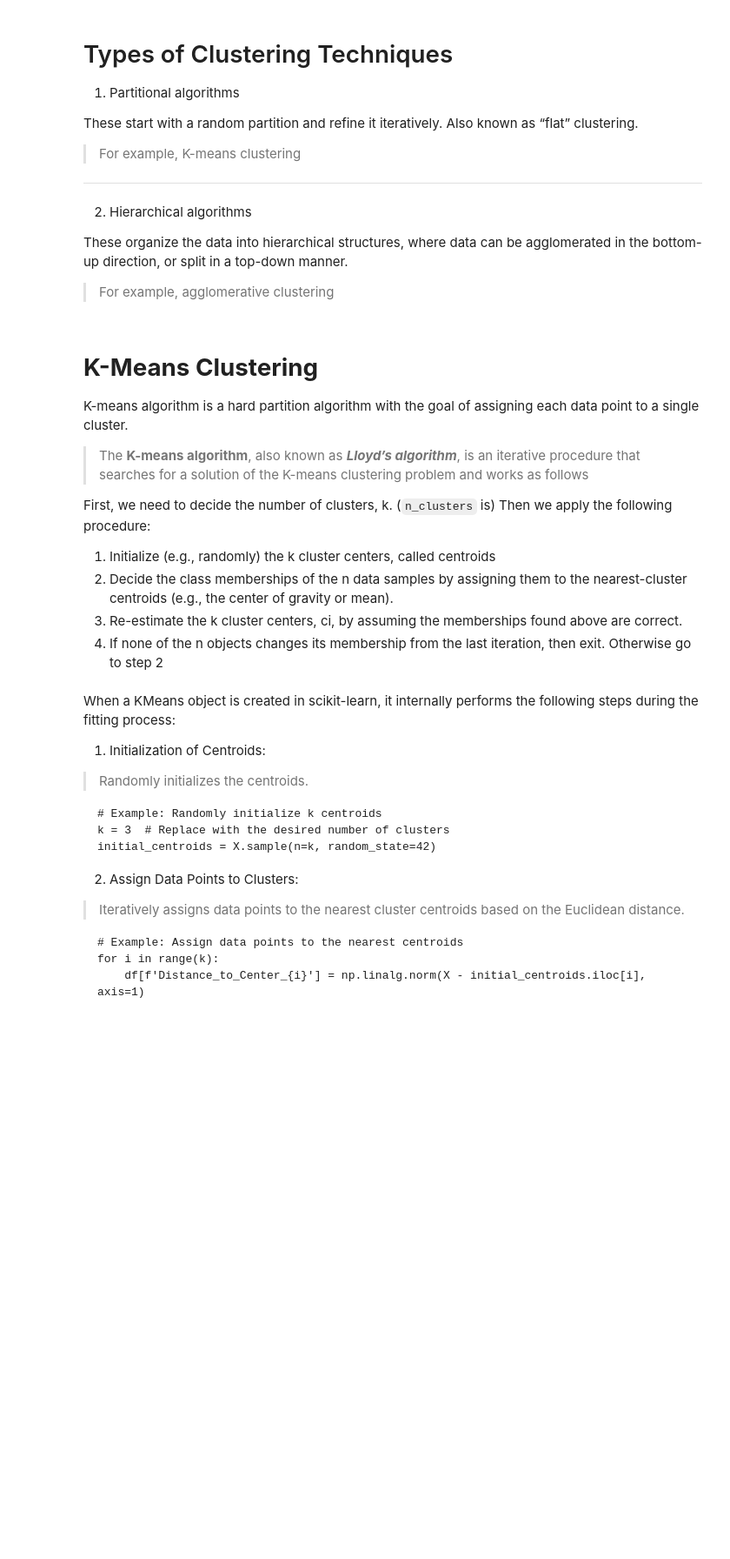
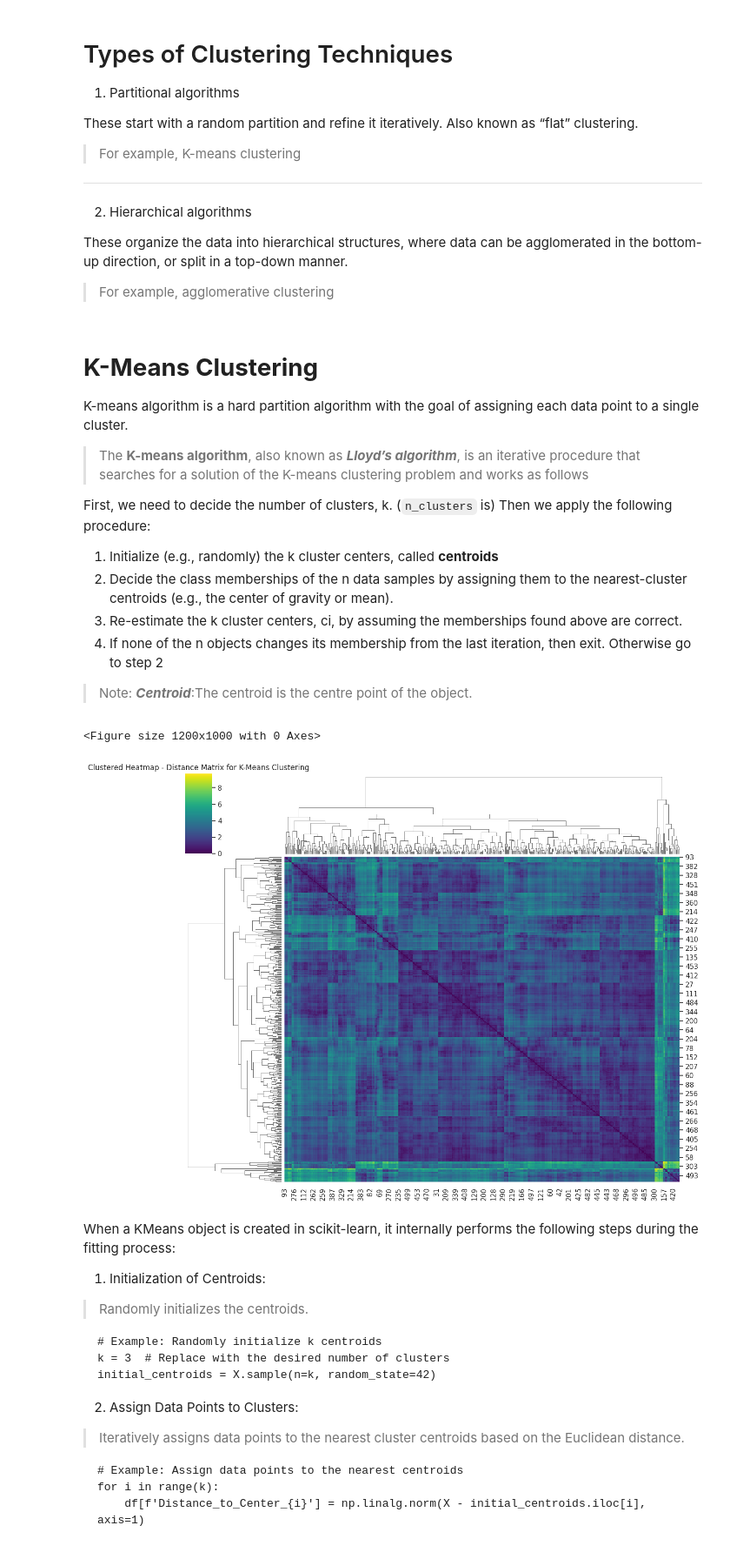
Before and after one commit to Srayoshi-Mirza/Customer-Segmentation-Unsupervised-Learning-, a Jupyter notebook: customer_segmentation_K_Means.ipynb, the cells around one changed output. Shown at 87% size. Saved outputs shown, nothing was run; the diff lists cells and outputs as text; code cells hidden in the pictures; blank space fills up the shorter version.

```diff
--- a/customer_segmentation_K_Means.ipynb
+++ b/customer_segmentation_K_Means.ipynb
@@ -81,13 +82,36 @@ K-means algorithm is a hard partition algorithm with the goal of assigning each
 First, we need to decide the number of clusters, k. (`n_clusters` is) Then we apply the following procedure:
 
 
-1.   Initialize (e.g., randomly) the k cluster centers, called centroids
+1.   Initialize (e.g., randomly) the k cluster centers, called **centroids**
 2.   Decide the class memberships of the n data samples by assigning them to the nearest-cluster centroids (e.g., the center of gravity or mean).
 3.   Re-estimate the k cluster centers, ci, by assuming the memberships found above are correct.
 4.   If none of the n objects changes its membership from the last iteration, then exit. Otherwise go to step 2
+
+
+
+> Note: ***Centroid***:The centroid is the centre point of the object.
 # %%
 kmeans = KMeans(n_clusters=5, random_state=42)  # You can adjust the number of clusters
 df['Cluster'] = kmeans.fit_predict(X_scaled)
+# %%
+# Calculate pairwise distances
+distances = pdist(X_scaled)
+# %%
+# Create a square distance matrix
+distance_matrix = squareform(distances)
+# %%
+# Create a DataFrame for the distance matrix
+distance_df = pd.DataFrame(distance_matrix, index=df.index, columns=df.index)
+# %%
+# Create a clustered heatmap
+plt.figure(figsize=(12, 10))
+sns.clustermap(distance_df, cmap='viridis', method='complete', figsize=(12, 10))
+
+plt.title('Clustered Heatmap - Distance Matrix for K-Means Clustering')
+plt.show()
+# %% [output]
+<Figure size 1200x1000 with 0 Axes>
+[figure, added]
 # %% [markdown]
 When a KMeans object is created in scikit-learn, it internally performs the following steps during the fitting process:
 
```
Also changed, not shown: parts of 2 cells of this notebook.
